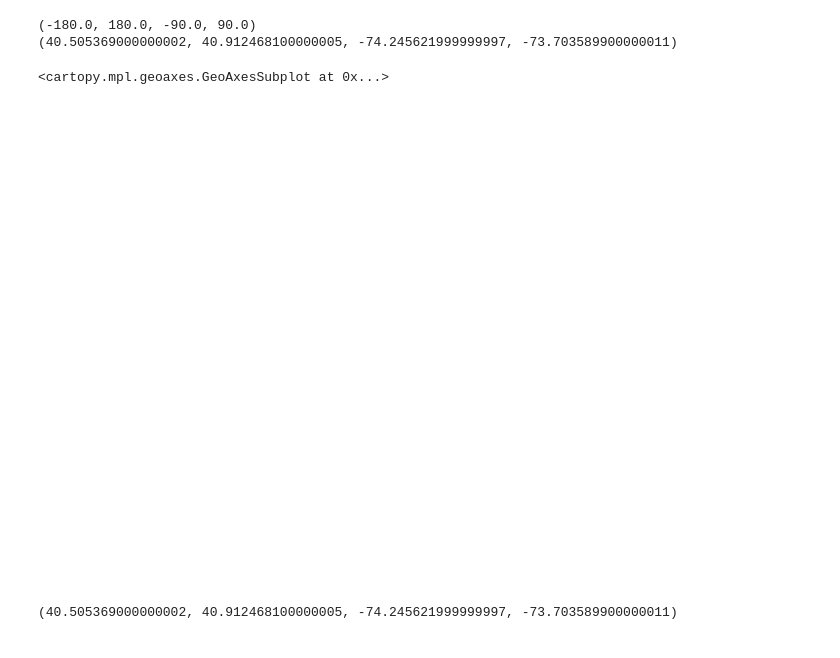
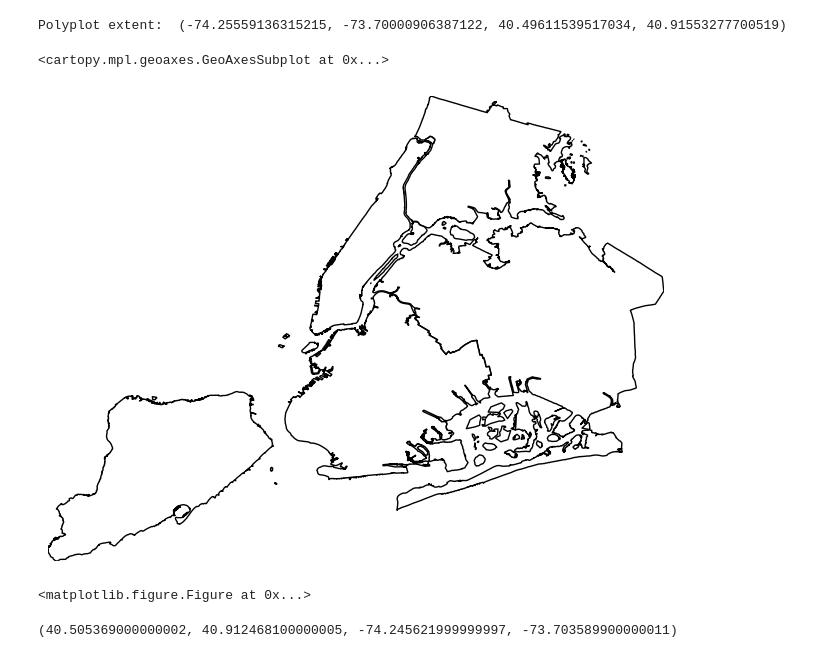
Before and after one commit to ResidentMario/geoplot, a Jupyter notebook: notebooks/dev.ipynb, the cells around one changed output. Saved outputs shown, nothing was run; the diff lists cells and outputs as text; code cells hidden in the pictures.

```diff
--- a/notebooks/dev.ipynb
+++ b/notebooks/dev.ipynb
@@ -18,13 +32,13 @@ boroughs['Population Density'] = boroughs['Population'] / boroughs['Shape_Area']
 # %%
-# ax = gplt.polyplot(boroughs, projection=ccrs.PlateCarree())
-gplt.kdeplot(collisions, projection=ccrs.PlateCarree())
-# ax = gplt.kdeplot(collisions, projection=ccrs.AlbersEqualArea())
+ax = gplt.polyplot(boroughs, projection=ccrs.PlateCarree())
+# gplt.kdeplot(collisions, projection=ccrs.PlateCarree())
+gplt.kdeplot(collisions, projection=ccrs.PlateCarree(), ax=ax)
 # gplt.polyplot(boroughs, projection=ccrs.AlbersEqualArea(), ax=ax)
 # %% [output]
-(-180.0, 180.0, -90.0, 90.0)
-(40.505369000000002, 40.912468100000005, -74.245621999999997, -73.703589900000011)
+Polyplot extent:  (-74.25559136315215, -73.70000906387122, 40.49611539517034, 40.91553277700519)
 <cartopy.mpl.geoaxes.GeoAxesSubplot at 0x...>
-[figure, old version]
+[figure, new version]
+<matplotlib.figure.Figure at 0x...>
 # %%
 gplt.kdeplot(collisions, projection=ccrs.PlateCarree(), gridlines=True)
 # %% [output]
```
Also changed, not shown: parts of 4 cells of this notebook, 2 other files.
